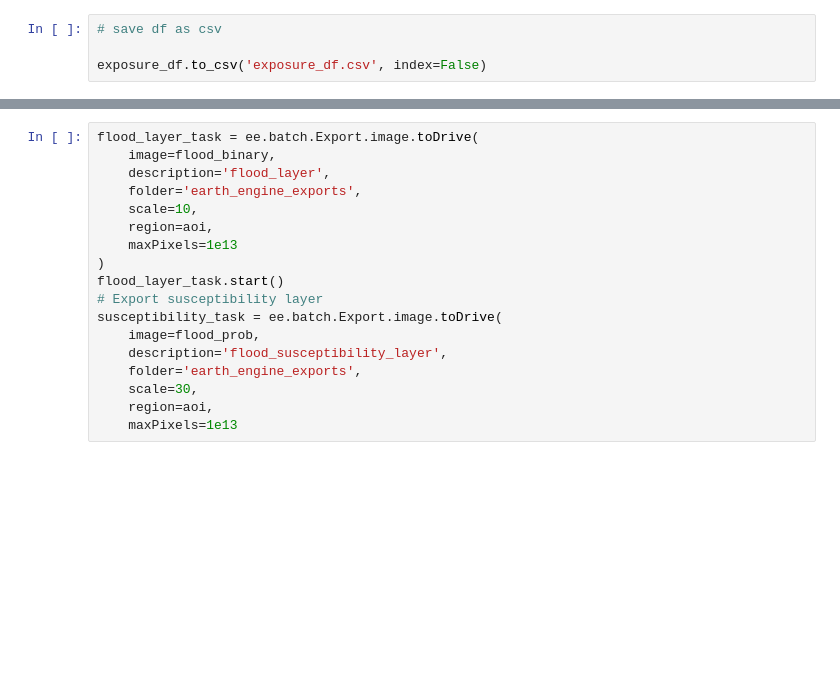
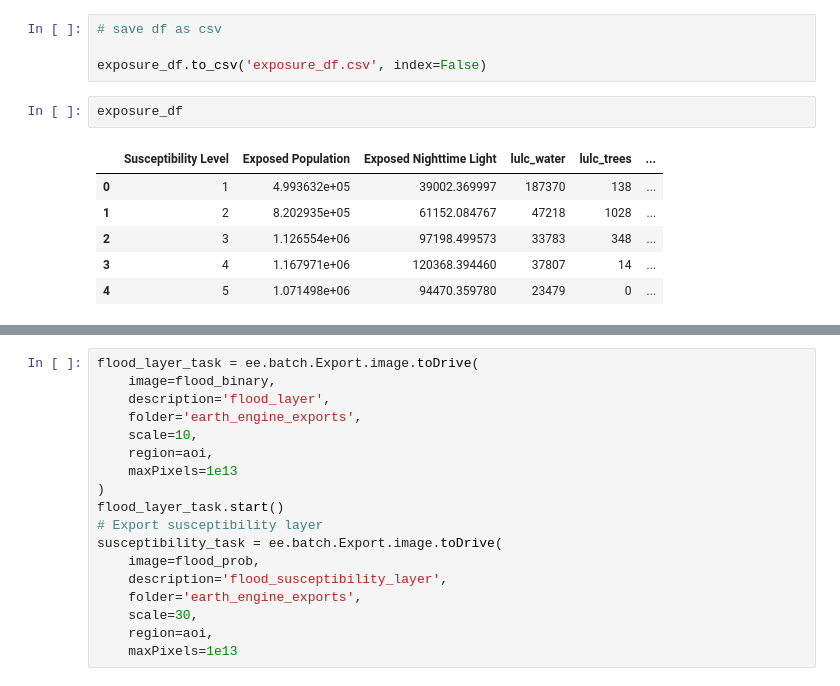
Before and after one commit to waleedgeo/FMSE, a Jupyter notebook: main.ipynb, the cells around one changed output, grey strips where cells are left out. Drawn from its saved outputs; the diff is of its cells as text; blank space fills up the shorter version.

```diff
--- a/main.ipynb
+++ b/main.ipynb
@@ -512,3 +512,12 @@ print(exposure_df)
 # save df as csv
 
 exposure_df.to_csv('exposure_df.csv', index=False)
+# %%
+exposure_df
+# %% [output]
+|  | Susceptibility Level | Exposed Population | Exposed Nighttime Light | lulc_water | lulc_trees | ... |
+| 0 | 1 | 4.993632e+05 | 39002.369997 | 187370 | 138 | ... |
+| 1 | 2 | 8.202935e+05 | 61152.084767 | 47218 | 1028 | ... |
+| 2 | 3 | 1.126554e+06 | 97198.499573 | 33783 | 348 | ... |
+| 3 | 4 | 1.167971e+06 | 120368.394460 | 37807 | 14 | ... |
+| 4 | 5 | 1.071498e+06 | 94470.359780 | 23479 | 0 | ... |
```
Also changed, not shown: parts of 3 cells of this notebook.
